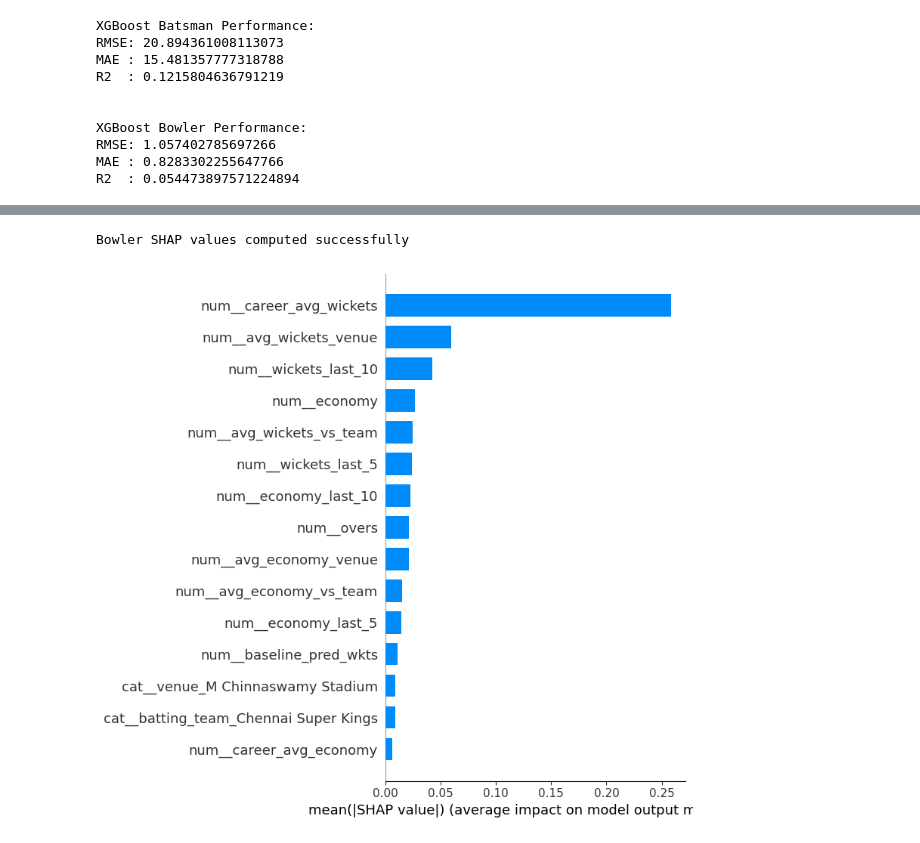
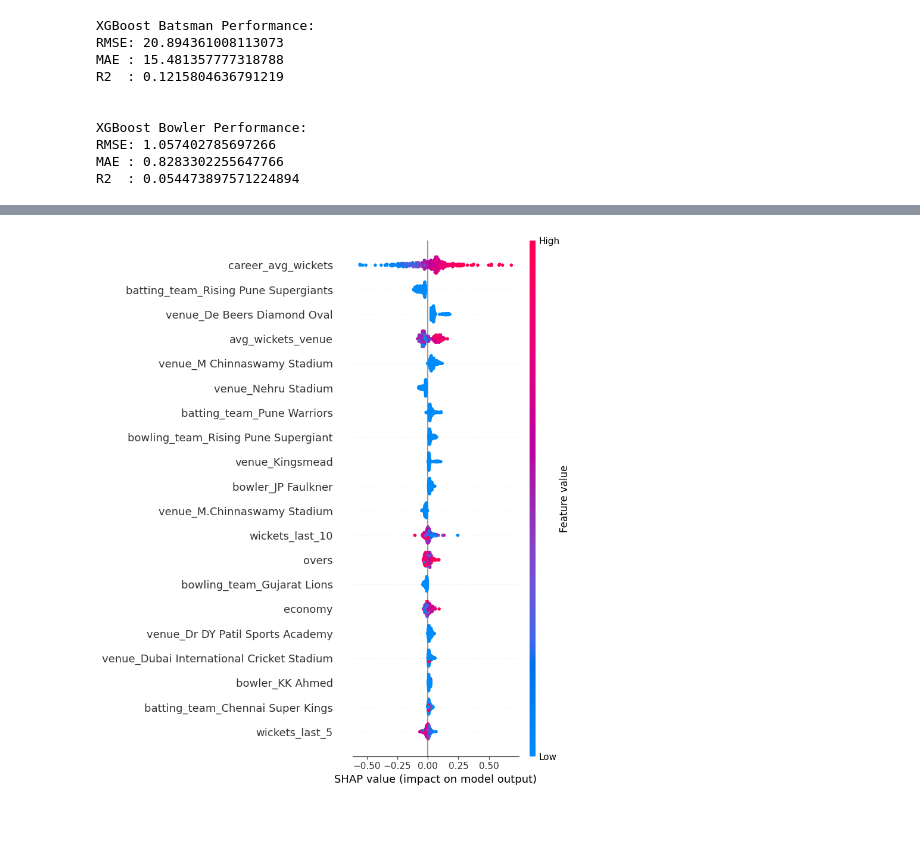
Before and after one commit to angirekulamanoj19-dotcom/Cricket-Player-Performance-Prediction---Group-1-, a Jupyter notebook: 03_ModelTraining.ipynb, the cells around one changed output, grey strips where cells are left out. Drawn from its saved outputs; the diff is of its cells as text; code cells hidden in the pictures.

```diff
--- a/03_ModelTraining.ipynb
+++ b/03_ModelTraining.ipynb
@@ -611,43 +844,45 @@ shap.summary_plot(
 # %%
 
-# SHAP FEATURE IMPORTANCE BOWLER
+# SHAP FEATURE IMPORTANCE – BOWLER
 
 
 import shap
+import numpy as np
 
-# Take small sample for SHAP
-X_shap_bowler = X_bowler_test.sample(300, random_state=42)
+# Take a small representative sample
+X_shap_sample_bowler = X_bowler_test.sample(300, random_state=42)
 
-# Transform using bowler preprocessor
-X_shap_bowler_transformed = preprocessor_bowler.transform(X_shap_bowler)
+# Transform using preprocessor
+X_shap_transformed_bowler = preprocessor_bowler.transform(X_shap_sample_bowler)
 
-# Extract trained bowler XGBoost model
-xgb_bowler_model_only = xgb_bowler_final.named_steps["model"]
+# Convert to dense array if sparse
+if hasattr(X_shap_transformed_bowler, "toarray"):
+    X_shap_transformed_bowler = X_shap_transformed_bowler.toarray()
+
+# Get feature names
+cat_features_bowler = (
+    preprocessor_bowler
+    .named_transformers_["cat"]
+    .get_feature_names_out(cat_cols_bowler)
+)
+num_features_bowler = num_cols_bowler
+feature_names_bowler = np.concatenate([cat_features_bowler, num_features_bowler])
+
+# Extract trained XGBoost model
+xgb_bowler_model_only = xgb_bowler_tuned.named_steps["model"]
 
 # Create SHAP explainer
 explainer_bowler = shap.TreeExplainer(xgb_bowler_model_only)
 
 # Compute SHAP values
-shap_values_bowler = explainer_bowler.shap_values(X_shap_bowler_transformed)
+shap_values_bowler = explainer_bowler.shap_values(X_shap_transformed_bowler)
 
-print("Bowler SHAP values computed successfully")
+# Summary plot
+shap.summary_plot(
+    shap_values_bowler,
+    X_shap_transformed_bowler,
+    feature_names=feature_names_bowler,
+    show=True
+)
 # %% [output]
-Bowler SHAP values computed successfully
+[figure, added]
-# %%
-
-# SHAP SUMMARY PLOT BOWLER
-
-
-# Get bowler feature names after preprocessing
-bowler_feature_names = preprocessor_bowler.get_feature_names_out()
-
-# Summary plot bar chart
-shap.summary_plot(
-    shap_values_bowler,
-    features=X_shap_bowler_transformed,
-    feature_names=bowler_feature_names,
-    plot_type="bar",
-    max_display=15
-)
-# %% [output]
-[figure, removed]
```
Also changed, not shown: parts of 16 cells of this notebook.
